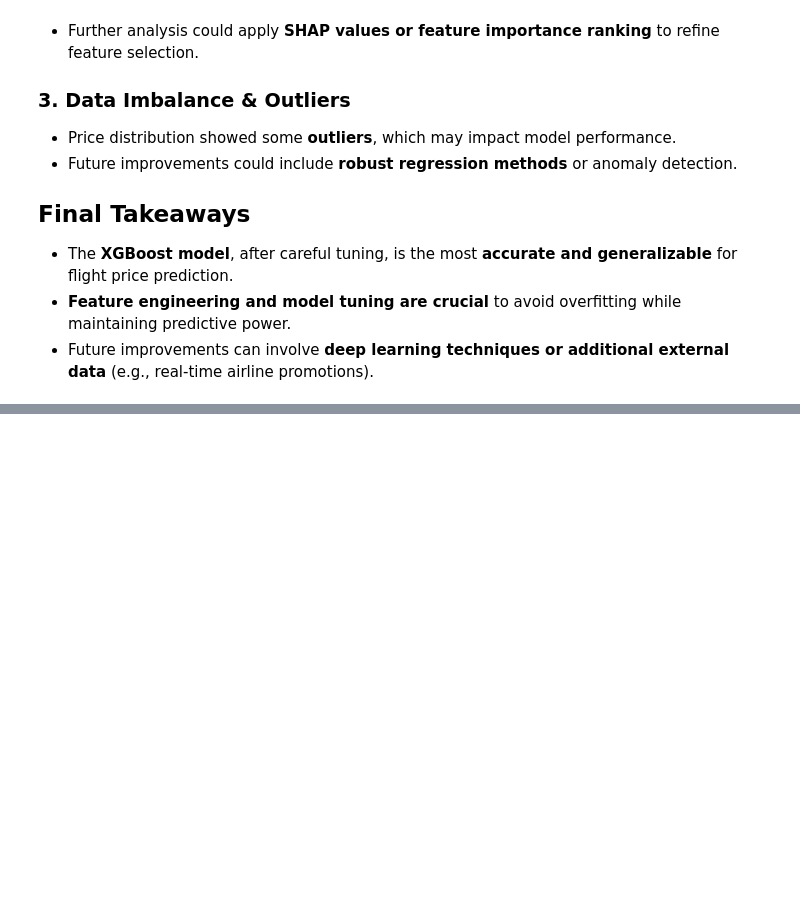
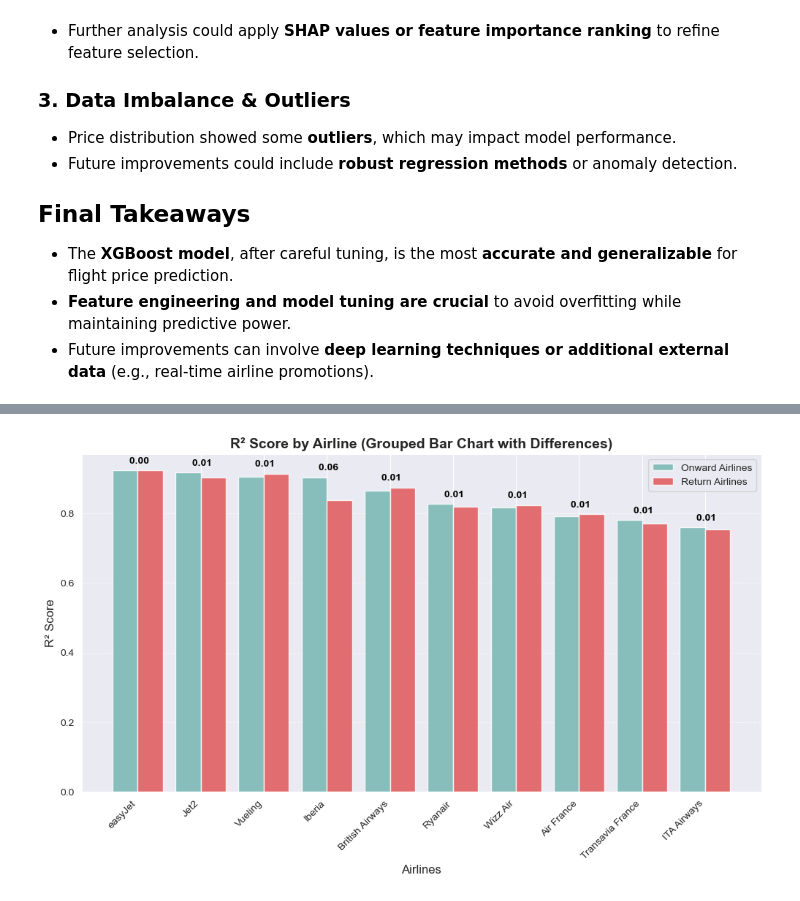
Before and after one commit to Andrian2024/DSProject-Flights, a Jupyter notebook: Algo4-Andrian-Flights_XGBOOST.ipynb, the cells around one changed output, grey strips where cells are left out. Saved outputs shown, nothing was run; the diff lists cells and outputs as text; code cells hidden in the pictures; blank space fills up the shorter version.

```diff
--- a/Algo4-Andrian-Flights_XGBOOST.ipynb
+++ b/Algo4-Andrian-Flights_XGBOOST.ipynb
@@ -691,0 +789,43 @@ plt.show()
+# %%
+# Sort airlines by Onward R² score
+sorted_airlines = onward_r2_series.sort_values(ascending=False).index
+
+# Align both lists for consistency
+onward_r2_series = onward_r2_series.loc[sorted_airlines]
+return_r2_series = return_r2_series.loc[sorted_airlines]
+
+# Compute R² difference (absolute)
+r2_diff = abs(onward_r2_series - return_r2_series)
+
+# Define bar width
+bar_width = 0.4
+x = np.arange(len(sorted_airlines))  # X positions
+
+# Create the figure
+fig, ax = plt.subplots(figsize=(12, 6))
+
+# Updated colors
+onward_color = "#76B7B2"  # Soft teal
+return_color = "#E15759"  # Soft red
+
+# Plot bars side by side
+onward_bars = ax.bar(x - bar_width/2, onward_r2_series.values, bar_width, color=onward_color, alpha=0.85, label="Onward Airlines")
+return_bars = ax.bar(x + bar_width/2, return_r2_series.values, bar_width, color=return_color, alpha=0.85, label="Return Airlines")
+
+# Add R² difference text above each group
+for i, diff in enumerate(r2_diff):
+    ax.text(x[i], max(onward_r2_series.values[i], return_r2_series.values[i]) + 0.02, f" {diff:.2f}",
+            ha="center", fontsize=10, fontweight="bold", color="black")
+
+# Labels and Formatting
+ax.set_xlabel("Airlines", fontsize=12)
+ax.set_ylabel("R² Score", fontsize=12)
+ax.set_title("R² Score by Airline (Grouped Bar Chart with Differences)", fontsize=14, fontweight="bold")
+ax.set_xticks(x)
+ax.set_xticklabels(sorted_airlines, rotation=45, ha="right")
+ax.legend()
+
+plt.grid(axis="y", linestyle="--", alpha=0.7)
+plt.show()
+# %% [output]
+[figure, added]
```
Also changed, not shown: parts of 11 cells of this notebook, 1 other file.
